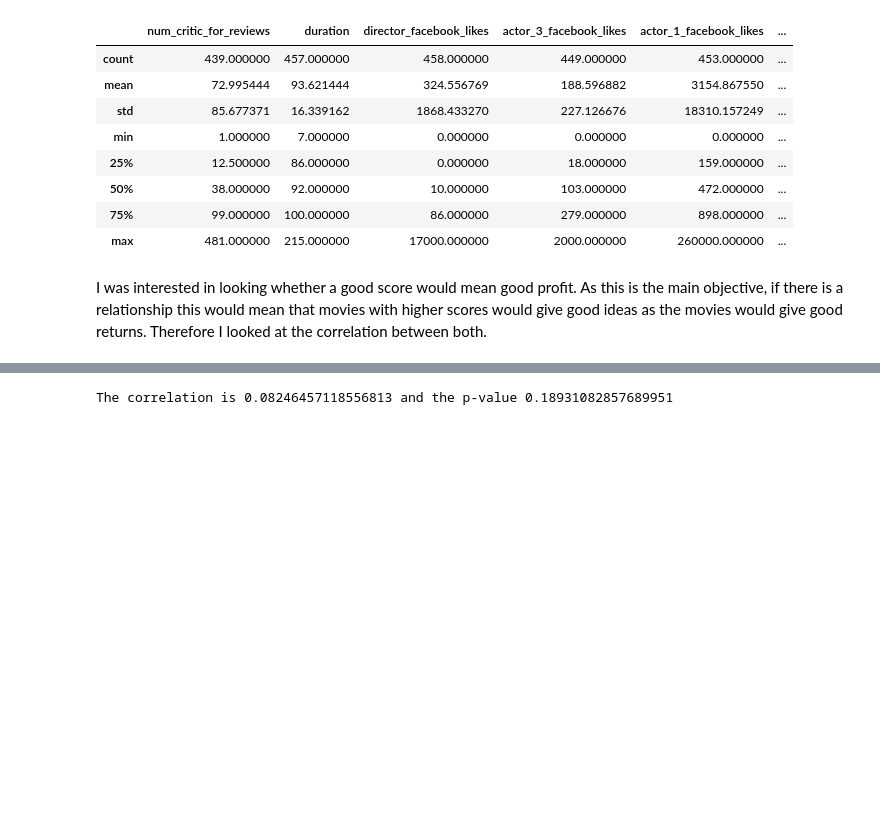
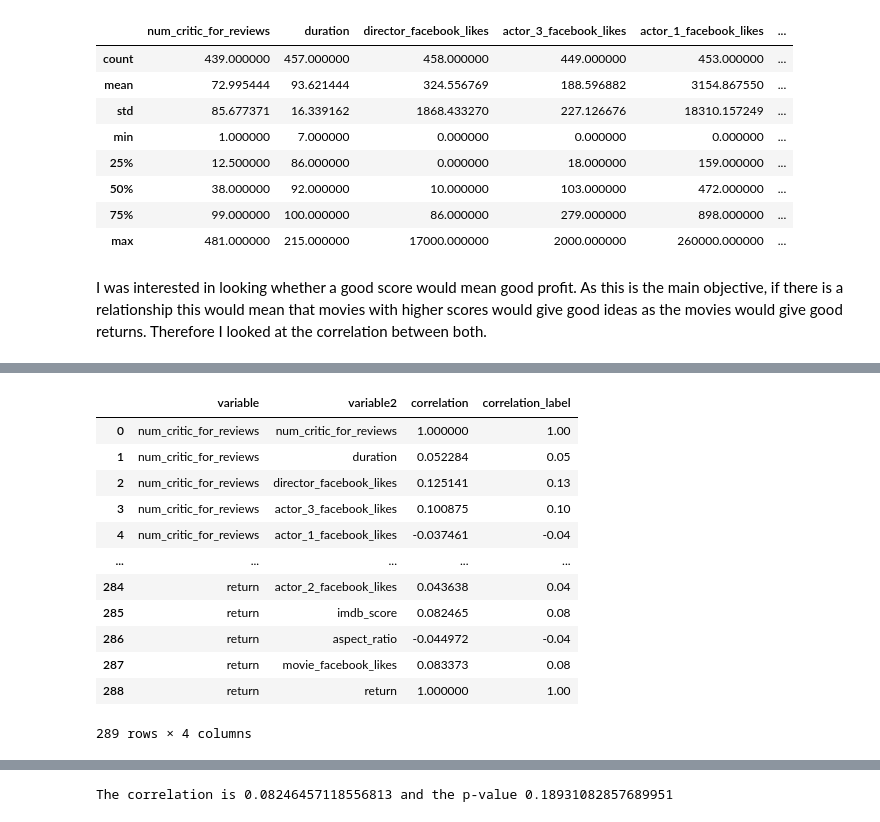
Before and after one commit to PaulaDCV/IMDB_Analysis, a Jupyter notebook: IMDB.ipynb, the cells around one changed output, grey strips where cells are left out. Cells and saved outputs as stored; diff of their text form; code cells hidden in the pictures; blank space fills up the shorter version.

```diff
--- a/IMDB.ipynb
+++ b/IMDB.ipynb
@@ -80,0 +59,19 @@ df.corr()
+# %%
+cor_data = df.corr().stack().reset_index().rename(
+    columns={0: 'correlation', 'level_0': 'variable', 'level_1': 'variable2'})
+cor_data['correlation_label'] = cor_data['correlation'].map('{:.2f}'.format)  # Round to 2 decimal
+cor_data
+# %% [output]
+|  | variable | variable2 | correlation | correlation_label |
+| 0 | num_critic_for_reviews | num_critic_for_reviews | 1.000000 | 1.00 |
+| 1 | num_critic_for_reviews | duration | 0.052284 | 0.05 |
+| 2 | num_critic_for_reviews | director_facebook_likes | 0.125141 | 0.13 |
+| 3 | num_critic_for_reviews | actor_3_facebook_likes | 0.100875 | 0.10 |
+| 4 | num_critic_for_reviews | actor_1_facebook_likes | -0.037461 | -0.04 |
+| ... | ... | ... | ... | ... |
+| 284 | return | actor_2_facebook_likes | 0.043638 | 0.04 |
+| 285 | return | imdb_score | 0.082465 | 0.08 |
+| 286 | return | aspect_ratio | -0.044972 | -0.04 |
+| 287 | return | movie_facebook_likes | 0.083373 | 0.08 |
+| 288 | return | return | 1.000000 | 1.00 |
+289 rows × 4 columns
```
Also changed, not shown: parts of 5 cells of this notebook.
